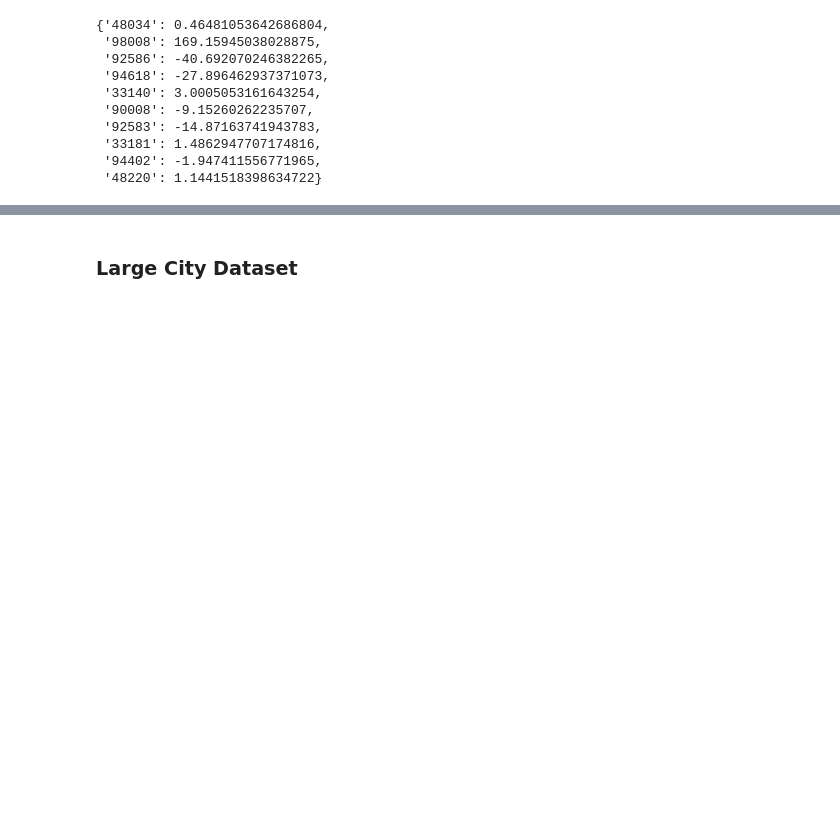
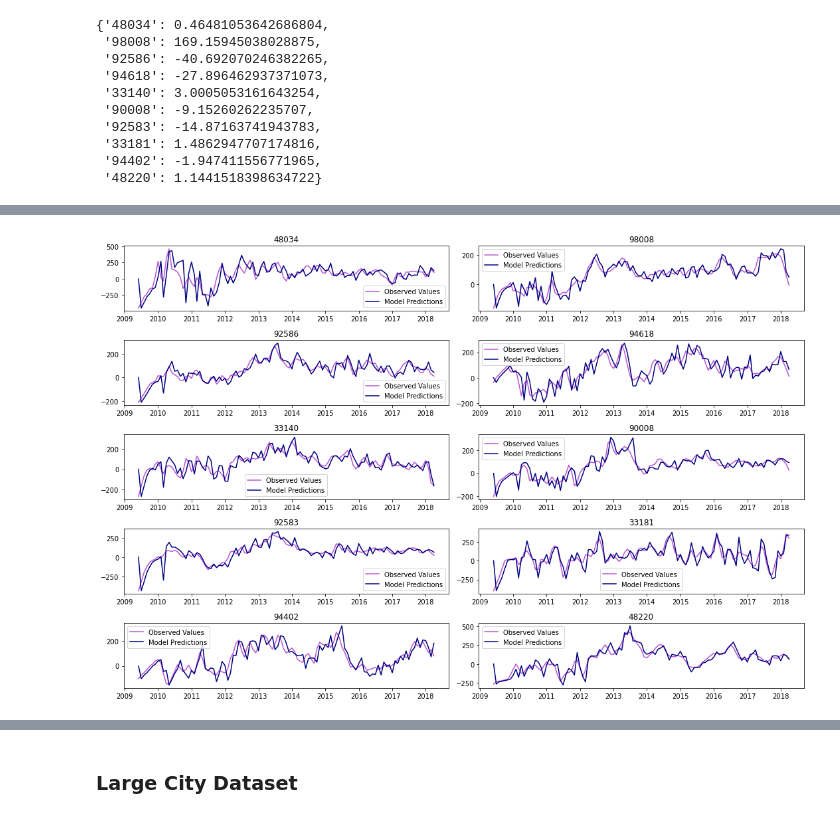
Before and after one commit to alexiskedo/Forecasting-Zillow-Home-Values, a Jupyter notebook: Real Estate Time Series Analysis.ipynb, the cells around one changed output, grey strips where cells are left out. Saved outputs shown, nothing was run; the diff lists cells and outputs as text; code cells hidden in the pictures; blank space fills up the shorter version.

```diff
--- a/Real Estate Time Series Analysis.ipynb
+++ b/Real Estate Time Series Analysis.ipynb
@@ -952,0 +944,11 @@ dense_zip_predictions
+# %%
+dense_zips = ['48034',
+ '98008',
+ '92586',
+ '94618',
+ '33140',
+ '90008',
+ '92583',
+ '33181',
+ '94402',
+ '48220']
@@ -952,0 +975,37 @@ dense_zip_predictions
+# %%
+# Subplot in for loop
+rows = 5
+columns = 2
+fig, axes = plt.subplots(rows, columns, figsize=(15,10))
+
+for idx,zipcode in enumerate(dense_zips):
+    #Selecting only the timestamps for our given zipcode
+    zips = dense_top10_stripped.query(f'zipcode=="{zipcode}"')
+    series = zips['roi']
+    #Only taking data from 2009 onwards to more accurately reflect current market conditions
+    recent_series = series['2009-06-01':]
+    #Create a split of recent_series so that there's a train-test
+
+    # Plug the optimal parameter values into a SARIMAX model that fits our entire series.
+    sa_model = SARIMAX(recent_series, order=(0, 1, 2),seasonal_order=(0, 1, 0, 9),enforce_stationarity=False,enforce_invertibility=False)
+    # Fit the model
+    output = sa_model.fit()
+    #Get preds
+    y_hat = output.predict(start=recent_series.index[0], end=recent_series.index[-1], typ='levels')
+    #Plotting
+    row, column = idx//columns, idx%columns
+    ax = axes[row, column]
+    ax.plot(recent_series, label='Observed Values', color = 'mediumorchid')
+    ax.plot(y_hat, label='Model Predictions', color='navy')
+    ax.set_title(zipcode)
+    ax.legend()
+
+fig.tight_layout()
+plt.show()
+
+#plt.xlabel("Year")
+#plt.ylabel("% ROI")
+
+#plt.savefig('Final_Model')
+# %% [output]
+[figure, added]
```
Also changed, not shown: parts of 47 cells of this notebook.
